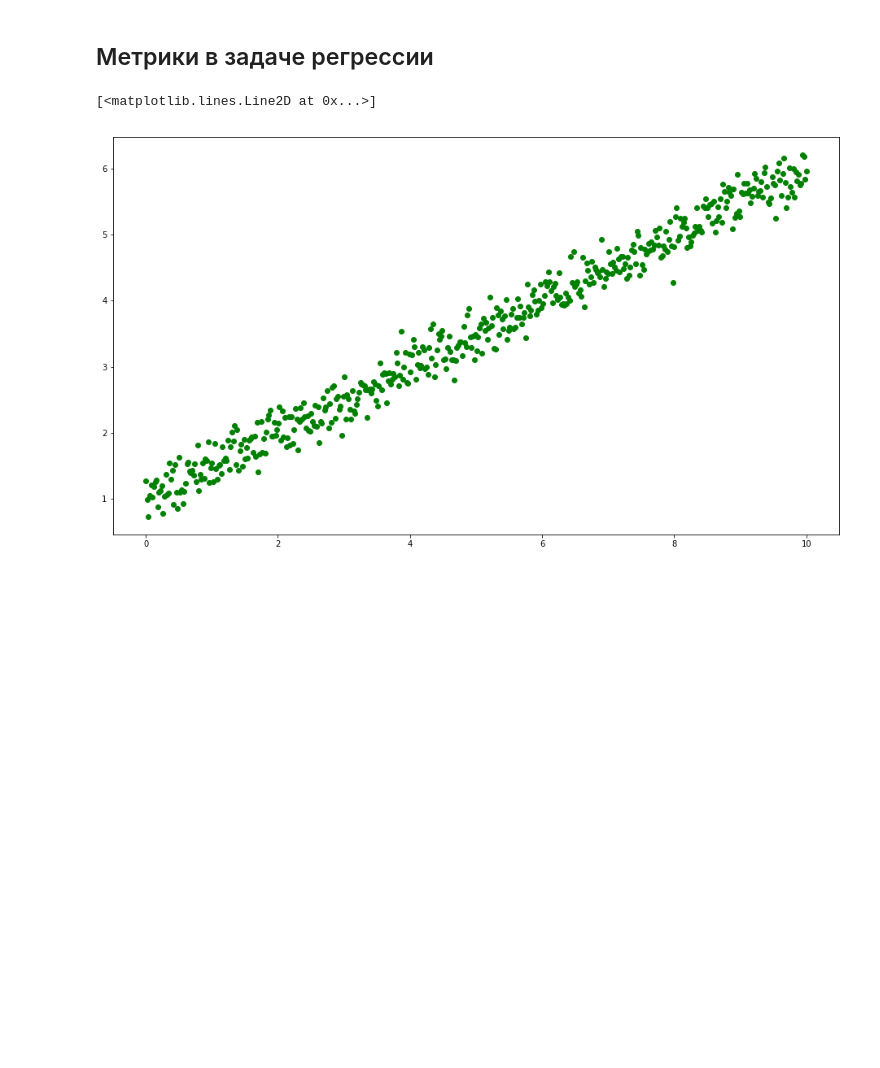
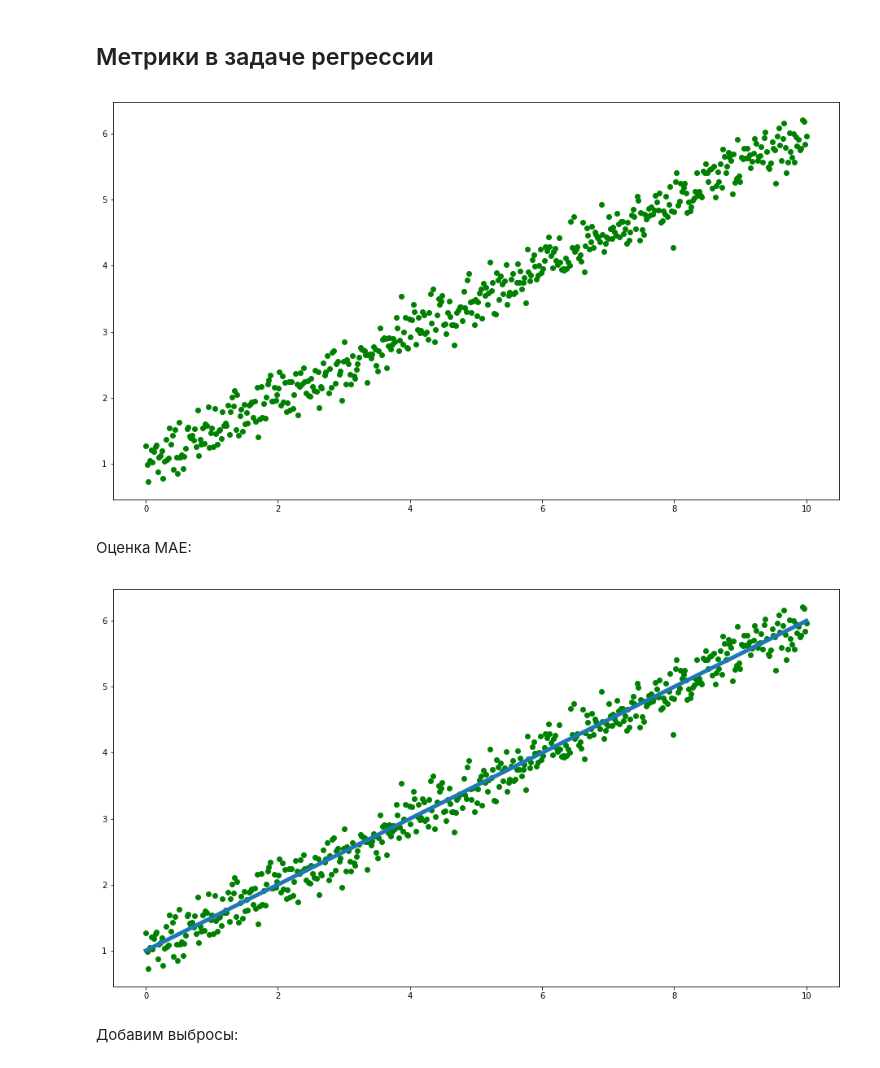
Before and after one commit to cache-nez/ml-mipt, a Jupyter notebook: hw1/hw1_Ekaterina_Goltsova.ipynb, the cells around one changed output. Cells and saved outputs as stored; diff of their text form; code cells hidden in the pictures; blank space fills up the shorter version.

```diff
--- a/hw1/hw1_Ekaterina_Goltsova.ipynb
+++ b/hw1/hw1_Ekaterina_Goltsova.ipynb
@@ -207,12 +208,30 @@ from scipy.stats import norm
+# %%
+sigma_2 = 0.2
+size = 500
+start = 0.
+end = 10.
 # %%
-sigma_2 = 0.2
-size = 500
-x = np.linspace(0., 10., size)
+x = np.linspace(start, end, size)
 y = 0.5 * x + 1 + norm(0, sigma_2).rvs(size=size)
 # %%
 plt.figure(figsize = (16, 9))
 plt.plot(x, y, 'o', c='g')
 plt.show()
 # %% [output]
-[<matplotlib.lines.Line2D at 0x...>]
 [figure]
+# %%
+def MSE(x, y, predicted):
+    return np.mean((predicted[0] * x + predicted[1] - y) ** 2)
+# %%
+res = minimize(lambda t: MSE(x, y, t), [0, 0])
+# %% [markdown]
+Оценка MAE:
+# %%
+plt.figure(figsize = (16, 9))
+plt.plot(x, y, 'o', c='g')
+plt.plot(x, res.x[0] * x + res.x[1], lw=5)
+plt.show()
+# %% [output]
+[figure, added]
+# %% [markdown]
+Добавим выбросы:
```
Also changed, not shown: parts of 6 cells of this notebook, 2 other files.
